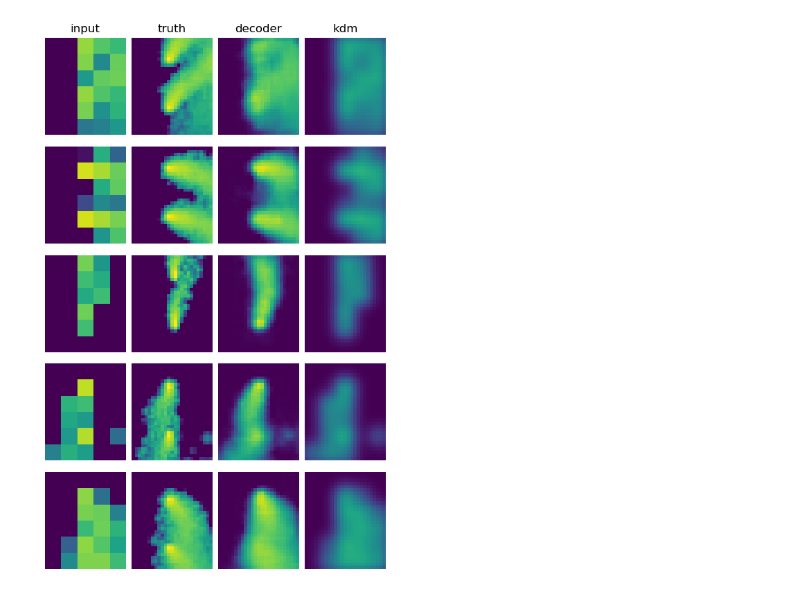
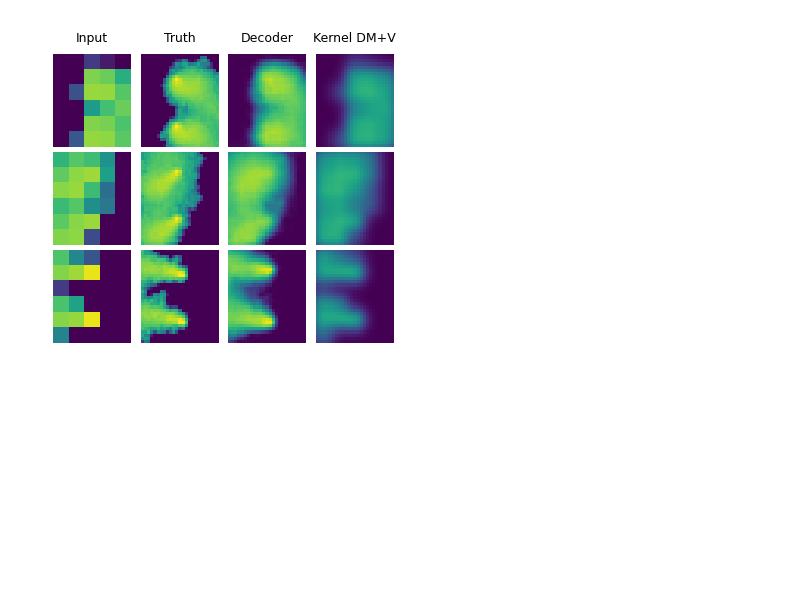
Before and after one commit to BAMresearch/SRGDM, a Jupyter notebook: Multiple Gas Sources.ipynb, the cells around one changed output. Cells and saved outputs as stored; diff of their text form; code cells hidden in the pictures; blank space fills up the shorter version.

```diff
--- a/Multiple Gas Sources.ipynb
+++ b/Multiple Gas Sources.ipynb
@@ -35,3 +35,22 @@ from data.gdm_dataset import GasDataSet
 dataset = GasDataSet("data/30x25_multipleSources/test.pt")
 loader = data.DataLoader(dataset, batch_size=1, shuffle=True, drop_last=True)
 data_iter = iter(loader)
+# %%
+import numpy as np
+import matplotlib.pyplot as plt
+
+# Create a 4x4 subplot grid
+fig, axs = plt.subplots(4, 4, figsize=(10, 10))#, sharex=True, sharey=True)
+
+# Set the horizontal and vertical spacing between the subplots
+fig.subplots_adjust(hspace=0.1, wspace=0.1)
+
+# Plot something in each subplot
+for i in range(4):
+    for j in range(4):
+        axs[i, j].imshow(np.random.rand(10, 10))
+        axs[i, j].xaxis.set_visible(False)
+        axs[i, j].yaxis.set_visible(False)
+
+# Show the plot
+plt.show()
@@ -38,15 +109,16 @@ data_iter = iter(loader)
 # %%
-from utils import plot_dict, draw_random_samples
+#from utils import plot_dict, draw_random_samples
 
-X_list, y_list = draw_random_samples(5, dataset)
+X_list, y_list = draw_random_samples(3, dataset)
 
 data = {
-        "input": X_list,
-        "truth": y_list,
-        "decoder": [model(x.squeeze(1)) for x in X_list],
-        "kdm": [kdm.calculate(x.squeeze()) for x in X_list],
+        "Input": X_list,
+        "Truth": y_list,
+        "Decoder": [decoder(x.squeeze(1)) for x in X_list],
+        "Kernel DM+V": [kdm.calculate(x.squeeze()) for x in X_list],
         }
 
-fig, axes = plot_dict(data, [5,8], 1);
+
+fig, axes = plot_dict(data, [3,2.5], 1, dpi=150);
 # %% [output]
-[figure, old version]
+[figure, new version]
```
Also changed, not shown: parts of 5 cells of this notebook, 5 other files.
